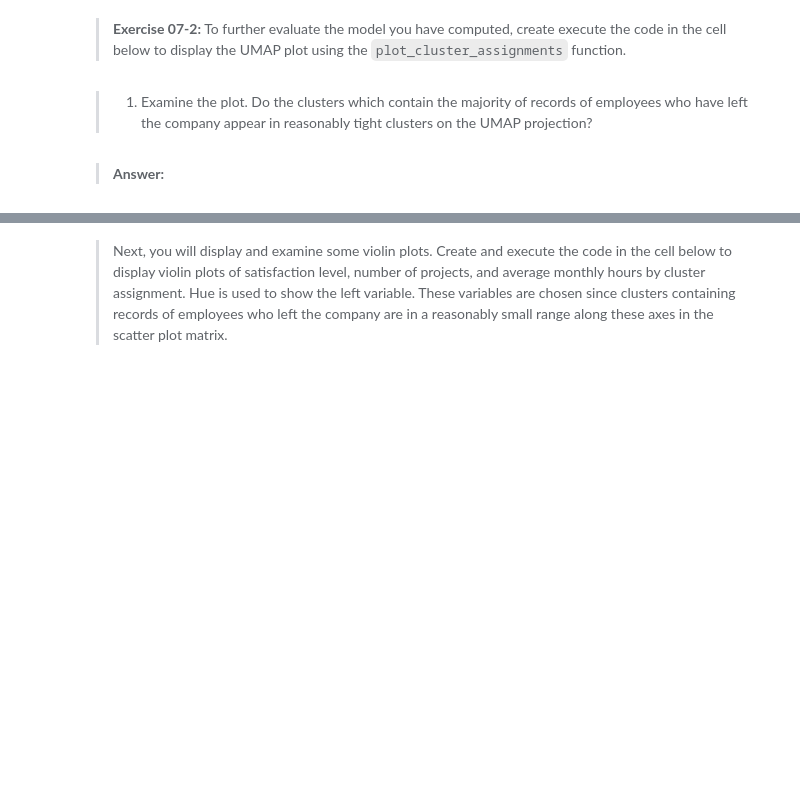
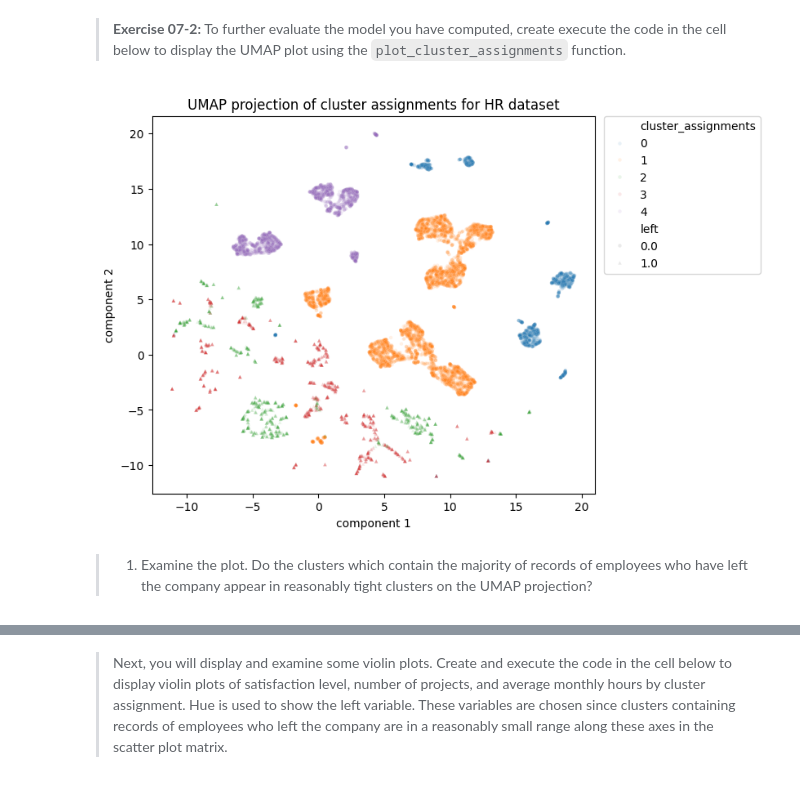
Before and after one commit to StephenElston/CSCI-E-108, a Jupyter notebook: notebooks/07_ClusterModels.ipynb, the cells around one changed output, grey strips where cells are left out. Saved outputs shown, nothing was run; the diff lists cells and outputs as text; code cells hidden in the pictures; blank space fills up the shorter version.

```diff
--- a/notebooks/07_ClusterModels.ipynb
+++ b/notebooks/07_ClusterModels.ipynb
@@ -77,5 +79,5 @@ sns.__version__
 # %% [markdown]
 Next, execute the code in the cell below to import the dataset and display the data types of the columns.
 # %%
-HR_data = pd.read_csv('../data/HR_comma_sep.csv')
+HR_data = pd.read_csv('/content/HR_comma_sep.csv')
 HR_data.dtypes
@@ -388,0 +500,12 @@ nr.seed(7722)
+# %%
+nr.seed(7722)
+
+# 1: Remove the cluster_assignments column if present
+if 'cluster_assignments' in HR_data.columns:
+    HR_data.drop(columns='cluster_assignments', inplace=True)
+
+# 2, 3: Use %time magic, create k=5 cluster model with n_init=10, and assign clusters
+%time HR_data['cluster_assignments'] = KMeans(n_clusters=5, n_init=10).fit_predict(HR_data)
+
+# 4: Display a frequency table of cluster assignments by the value of the left variable
+HR_data.loc[:, ['cluster_assignments', 'left']].value_counts().sort_index()
@@ -404,4 +540,7 @@ nr.seed(7722)
+# %%
+# Display the UMAP plot using the plot_cluster_assignments function
+plot_cluster_assignments(HR_embedding_df, HR_data['cluster_assignments'])
+# %% [output]
+[figure, added]
 # %% [markdown]
 > 1. Examine the plot. Do the clusters which contain the majority of records of employees who have left the company appear in reasonably tight clusters on the UMAP projection?
-# %% [markdown]
-> **Answer:**
```
Also changed, not shown: parts of 83 cells of this notebook.
